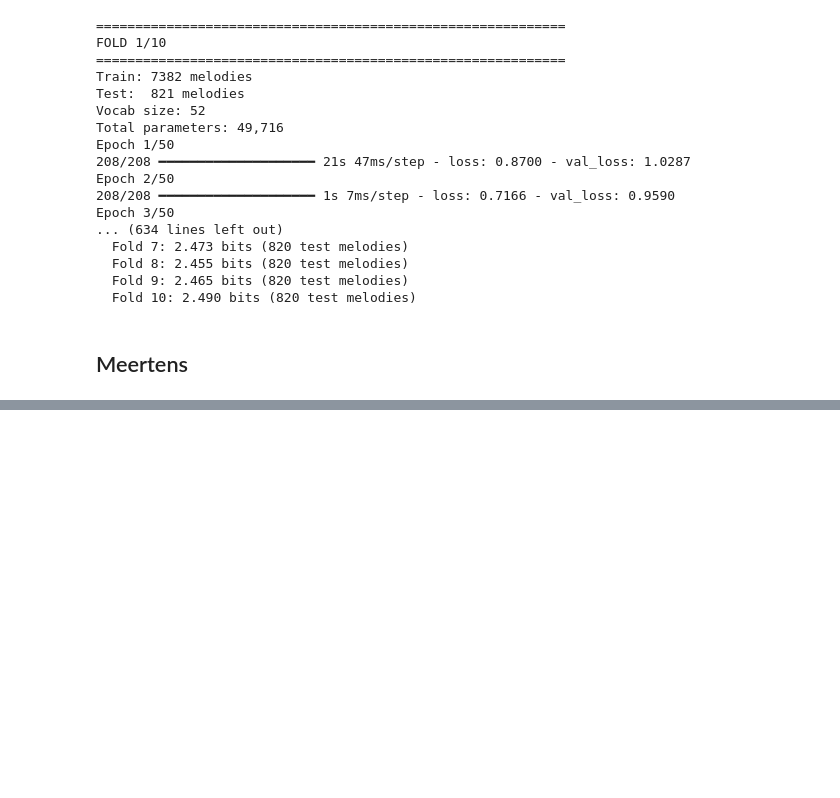
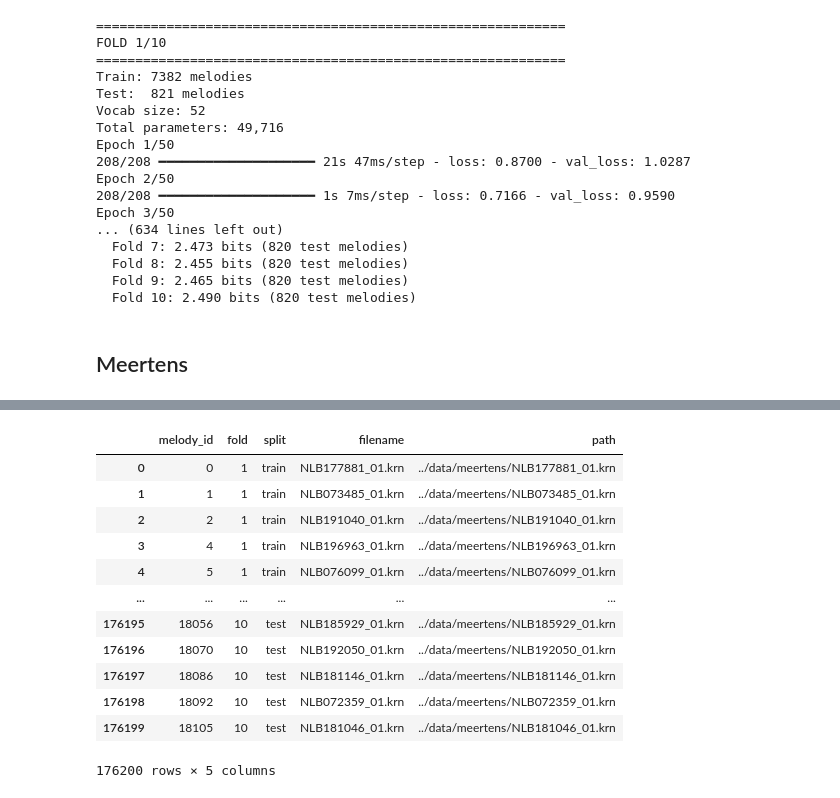
Before and after one commit to meralegre/thesis_ds, a Jupyter notebook: transformer.ipynb, the cells around one changed output, grey strips where cells are left out. Cells and saved outputs as stored; diff of their text form; code cells hidden in the pictures; blank space fills up the shorter version.

```diff
--- a/transformer.ipynb
+++ b/transformer.ipynb
@@ -657,0 +709,17 @@ Epoch 3/75
+# %%
+folds = folds.drop("pitch", axis=1)
+folds
+# %% [output]
+|  | melody_id | fold | split | filename | path |
+| 0 | 0 | 1 | train | NLB177881_01.krn | ../data/meertens/NLB177881_01.krn |
+| 1 | 1 | 1 | train | NLB073485_01.krn | ../data/meertens/NLB073485_01.krn |
+| 2 | 2 | 1 | train | NLB191040_01.krn | ../data/meertens/NLB191040_01.krn |
+| 3 | 4 | 1 | train | NLB196963_01.krn | ../data/meertens/NLB196963_01.krn |
+| 4 | 5 | 1 | train | NLB076099_01.krn | ../data/meertens/NLB076099_01.krn |
+| ... | ... | ... | ... | ... | ... |
+| 176195 | 18056 | 10 | test | NLB185929_01.krn | ../data/meertens/NLB185929_01.krn |
+| 176196 | 18070 | 10 | test | NLB192050_01.krn | ../data/meertens/NLB192050_01.krn |
+| 176197 | 18086 | 10 | test | NLB181146_01.krn | ../data/meertens/NLB181146_01.krn |
+| 176198 | 18092 | 10 | test | NLB072359_01.krn | ../data/meertens/NLB072359_01.krn |
+| 176199 | 18105 | 10 | test | NLB181046_01.krn | ../data/meertens/NLB181046_01.krn |
+176200 rows × 5 columns
```
Also changed, not shown: parts of 9 cells of this notebook.
